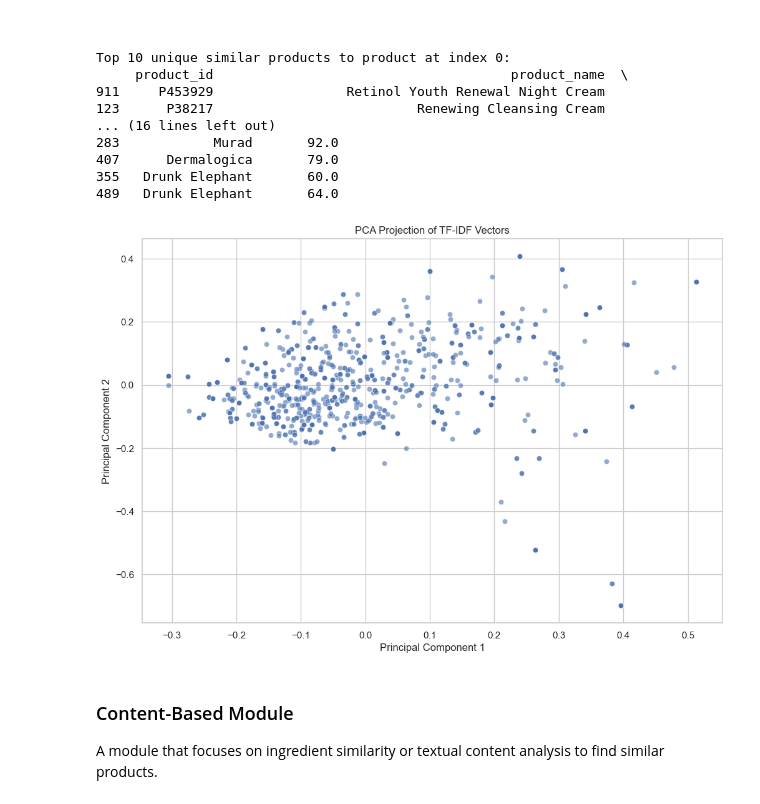
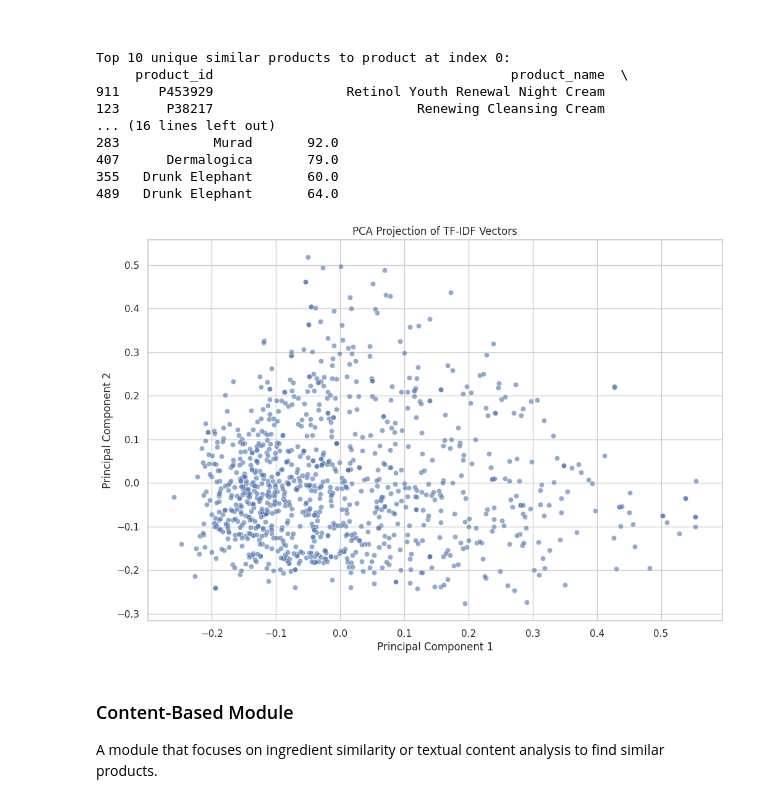
Before and after one commit to Anankin12/SkinCareMLOPS, a Jupyter notebook: notebooks/sephora_data_preprocessing.ipynb, the cells around one changed output. Saved outputs shown, nothing was run; the diff lists cells and outputs as text; code cells hidden in the pictures.

```diff
--- a/notebooks/sephora_data_preprocessing.ipynb
+++ b/notebooks/sephora_data_preprocessing.ipynb
@@ -968,27 +980,27 @@ Top 10 unique similar products to product at index 0:
 # %%
 # For reproducibility, set a random seed
 np.random.seed(42)
 
 # Sample a subset of 1000 products (adjust the number as needed)
 sample_size = 1000
-total_products = tfidf_matrix.shape[0]
+total_products = tfidf_matrix_unique.shape[0]
 sample_indices = np.random.choice(total_products, size=sample_size, replace=False)
-tfidf_sample = tfidf_matrix[sample_indices]
+tfidf_sample = tfidf_matrix_unique[sample_indices]
 
 # Apply PCA to reduce dimensions to 2
 pca = PCA(n_components=2, random_state=42)
 # Convert the sparse matrix to dense array; for very large datasets, consider using sparse PCA or t-SNE
 reduced_data = pca.fit_transform(tfidf_sample.toarray())
 
 # Create a scatter plot of the 2D PCA results
 plt.figure(figsize=(12, 8))
 sns.scatterplot(x=reduced_data[:, 0], y=reduced_data[:, 1], alpha=0.6)
 plt.title("PCA Projection of TF-IDF Vectors")
 plt.xlabel("Principal Component 1")
 plt.ylabel("Principal Component 2")
 plt.show()
 # %% [output]
-[figure, old version]
+[figure, new version]
 # %% [markdown]
 ### Content-Based Module
 
```
Also changed, not shown: parts of 9 cells of this notebook.
